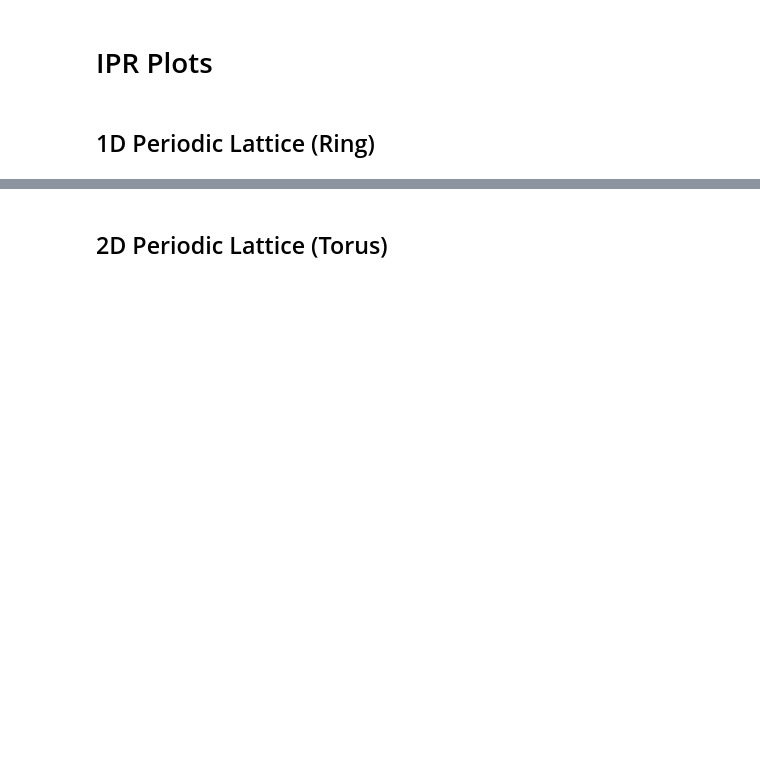
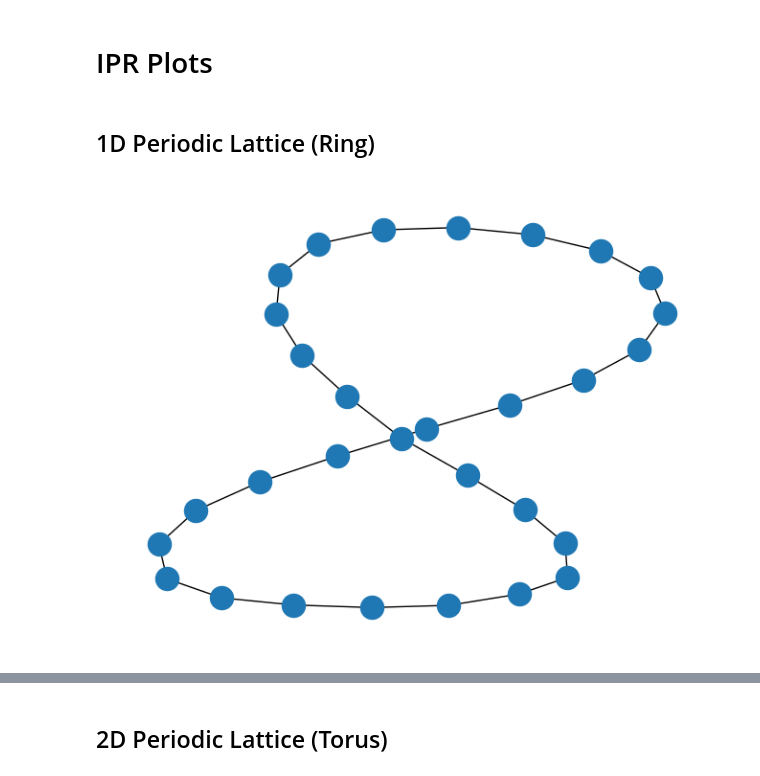
Before and after one commit to ravikoka/qgraph, a Jupyter notebook: analysis.ipynb, the cells around one changed output, grey strips where cells are left out. Drawn from its saved outputs; the diff is of its cells as text; code cells hidden in the pictures; blank space fills up the shorter version.

Commit message:
reproduced ipr plots

```diff
--- a/analysis.ipynb
+++ b/analysis.ipynb
@@ -88,3 +88,8 @@ saving animation to plots/random_graph_animation_n_100_tmax_40_W_1_p_0.03.gif
 # IPR Plots
 # %% [markdown]
 ## 1D Periodic Lattice (Ring)
+# %%
+ring = nx.grid_graph(dim=[30], periodic=True)
+nx.draw(ring)
+# %% [output]
+[figure, added]
```
Also changed, not shown: parts of 5 cells of this notebook, 1 other file.
